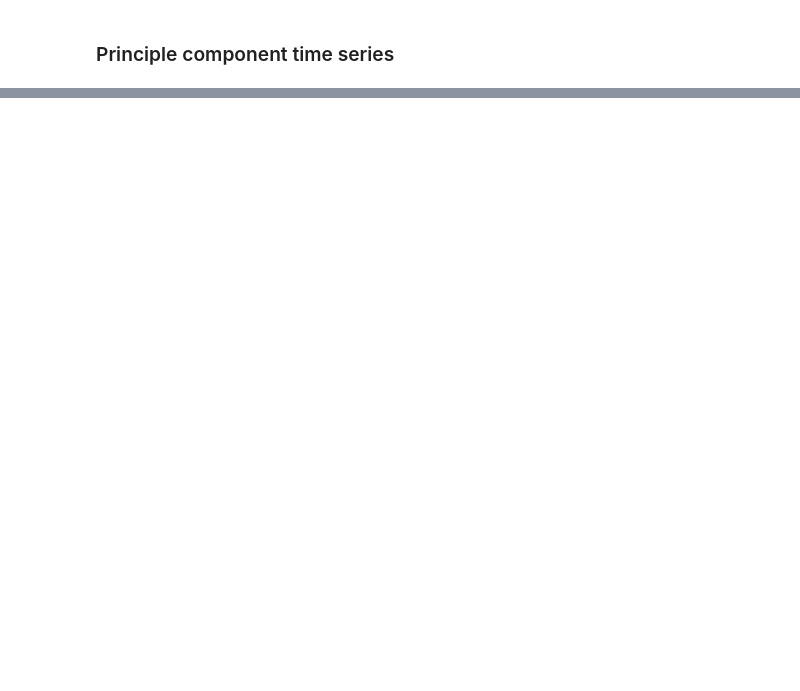
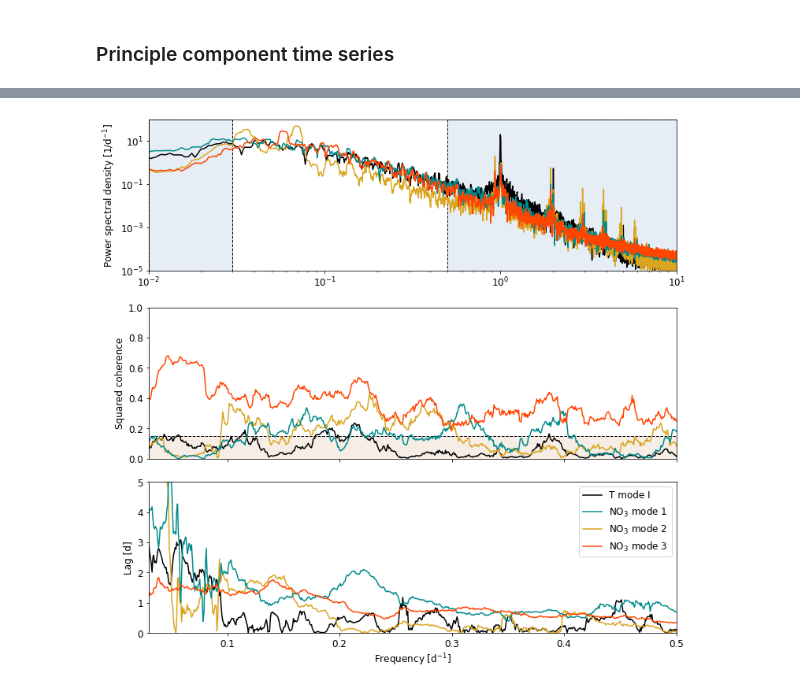
Before and after one commit to SalishSeaCast/SoG_upwelling_EOF_paper, a Jupyter notebook: notebooks/EOF_analysis.ipynb, the cells around one changed output, grey strips where cells are left out. Saved outputs shown, nothing was run; the diff lists cells and outputs as text; code cells hidden in the pictures; blank space fills up the shorter version.

```diff
--- a/notebooks/EOF_analysis.ipynb
+++ b/notebooks/EOF_analysis.ipynb
@@ -464,0 +427,51 @@ ax.legend()
+# %%
+# Make figure
+fig, axs = plt.subplots(3, 1, figsize=(12, 12), gridspec_kw={'hspace': 0.2})
+xlims = [(0.01, 10.0), (0.03, 0.5), (0.03, 0.5)]
+ylims = [(0.00001, 100), (0, 1), (0, 5)]
+
+# Shade frequencies outside coherence region
+for x in np.array(xlims).T:
+    axs[0].fill_betweenx(ylims[0], [x[0], x[0]], x[1], fc=[0.9, 0.93, 0.96], ec='k', ls='--', zorder=-1)
+
+# Calculate 99% ci from white noise spectra and shade on plot
+n, ci = len(iseason), []
+for count in range(10):
+    freq, Cxy, lag = calc_spectra(np.random.normal(0, 1, size=n), x=np.random.normal(0, 1, size=n), p=15)
+    ci.append(Cxy)
+ci = np.percentile(np.hstack(ci), 99)
+axs[1].fill_between(freq[[0, -1]], [ci, ci], fc=[0.96, 0.93, 0.9], ec='k', ls='--', zorder=-1)
+
+# Plot T mode
+freq, PSD = calc_spectra(EOF['votemper']['B'][:, 0], p=2.5)
+axs[0].plot(freq, PSD, color='k', zorder=0)
+freq, Cxy, lag = calc_spectra(EOF['votemper']['B'][:, 0], x=data['tau'][iseason], p=15)
+axs[1].plot(freq, Cxy, color='k', zorder=0)
+axs[2].plot(freq, lag, color='k', zorder=0, label='T mode I')
+
+# Plot NO3 modes
+for mode, fac, color, zorder, ypos in zip(range(3), [1, -1, -1], ['darkcyan', 'goldenrod', 'orangered'], [1, 0, 2], [.8, .7, .6]):
+    freq, PSD = calc_spectra(EOF['nitrate']['B'][:, mode], p=2.5)
+    axs[0].plot(freq, PSD, color=color, zorder=zorder)
+    freq, Cxy, lag = calc_spectra(fac*EOF['nitrate']['B'][:, mode], x=data['tau'][iseason], p=15)
+    axs[1].plot(freq, Cxy, color=color, zorder=zorder)
+    axs[2].plot(freq, lag, color=color, zorder=zorder, label=f"NO$_3$ mode {mode+1}")
+
+# Formatting
+ylabels = ['Power spectral density [1/d$^{-1}$]', 'Squared coherence', 'Lag [d]']
+for ax, xlim, ylim, ylabel in zip(axs, xlims, ylims, ylabels):
+    ax.set_xlim(xlim)
+    ax.set_ylim(ylim)
+    ax.set_ylabel(ylabel)
+
+axs[0].set_xscale('log')
+axs[0].set_yscale('log')
+pos = axs[1].get_position()
+axs[1].set_position([pos.x0, pos.y0-0.01, pos.width, pos.height])
+axs[1].xaxis.set_ticklabels('')
+axs[2].set_xlabel('Frequency [d$^{-1}$]')
+axs[2].legend()
+
+fig.savefig('/home/bmoorema/Desktop/revision_figs/PC_spectra.pdf', bbox_inches='tight')
+# %% [output]
+[figure, added]
```
Also changed, not shown: parts of 18 cells of this notebook, 3 other files.
